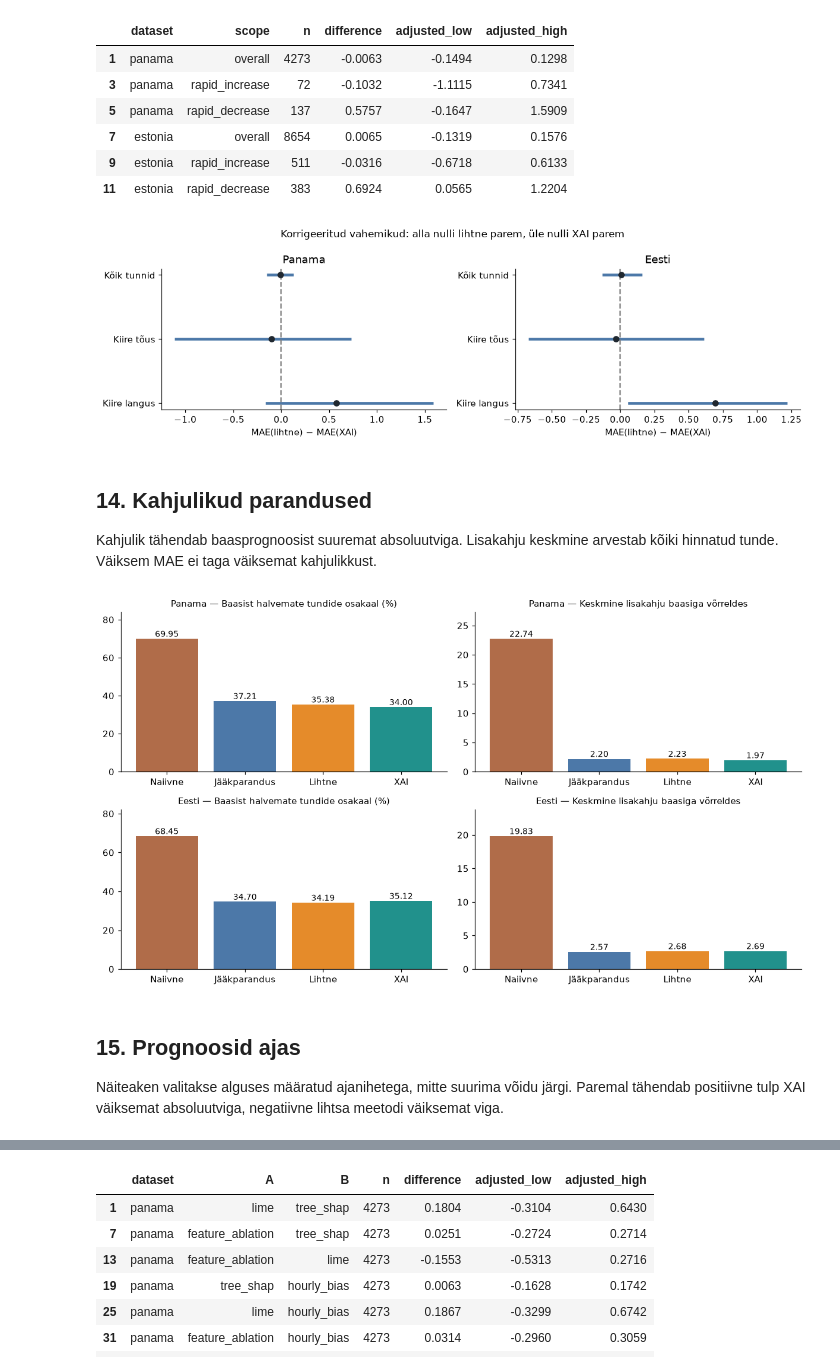
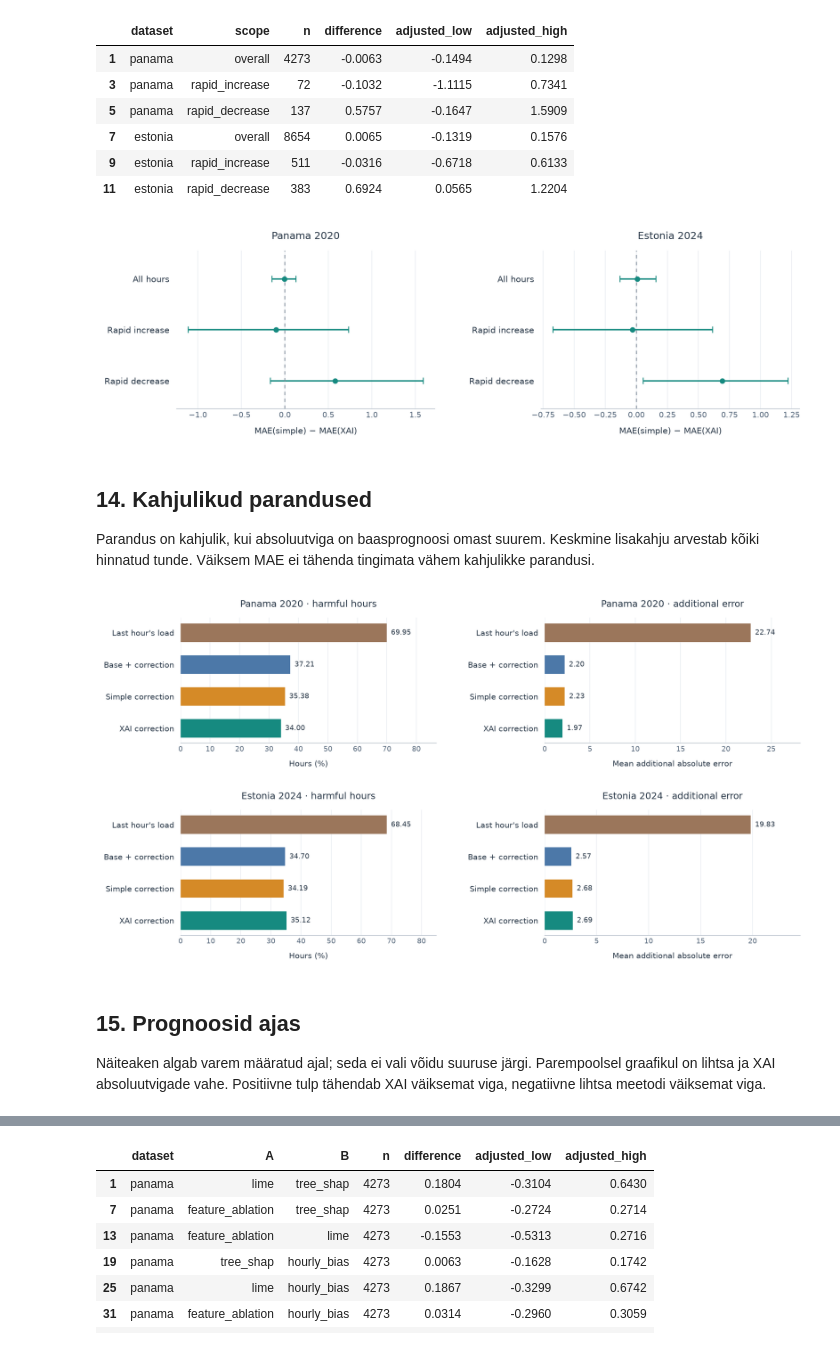
Before and after one commit to Danwerk/xai, a Jupyter notebook: compare_correction_methods.ipynb, the cells around one changed output, grey strips where cells are left out. Saved outputs shown, nothing was run; the diff lists cells and outputs as text; code cells hidden in the pictures.

```diff
--- a/compare_correction_methods.ipynb
+++ b/compare_correction_methods.ipynb
@@ -653,48 +741,40 @@ display(primary_intervals[[
 | 9 | estonia | rapid_increase | 511 | -0.0316 | -0.6718 | 0.6133 |
 | 11 | estonia | rapid_decrease | 383 | 0.6924 | 0.0565 | 1.2204 |
 # %%
-scope_labels = {"overall": "Kõik tunnid", "rapid_increase": "Kiire tõus",
-                "rapid_decrease": "Kiire langus"}
-fig, axes = plt.subplots(1, len(DATASETS), figsize=(11, 3.4), squeeze=False)
-for col, dataset in enumerate(DATASETS):
-    ax = axes[0, col]
-    values = primary_intervals[primary_intervals.dataset.eq(dataset)]
-    positions = np.arange(len(values))
-    ax.hlines(positions, values.adjusted_low, values.adjusted_high, color="#4c78a8", linewidth=3)
-    ax.scatter(values.difference, positions, color="#202830", zorder=3)
-    ax.axvline(0, color="gray", linestyle="--")
-    ax.set_yticks(positions, values.scope.map(scope_labels))
-    ax.invert_yaxis()
-    ax.set_title(COUNTRIES[dataset])
-    ax.set_xlabel("MAE(lihtne) − MAE(XAI)")
-fig.suptitle("Korrigeeritud vahemikud: alla nulli lihtne parem, üle nulli XAI parem", fontsize=11)
-fig.tight_layout()
-plt.show()
+scope_labels = {'overall': 'Kõik tunnid', 'rapid_increase': 'Kiire tõus', 'rapid_decrease': 'Kiire langus'}
+with plt.rc_context(PLOT_STYLE):
+    fig, axes = plt.subplots(1, len(DATASETS), figsize=(13, 4.2), squeeze=False)
+    for col, dataset in enumerate(DATASETS):
+        values = primary_intervals[primary_intervals.dataset.eq(dataset)]
+        ax = axes[0, col]
+        analysis_intervals(ax, values, values.scope.map(PLOT_SCOPES), PLOT_COLORS['credit_feedback'])
+        ax.set(title=PLOT_TITLES[dataset], xlabel='MAE(simple) − MAE(XAI)')
+    fig.tight_layout(pad=1.8, w_pad=4)
+    plt.show()
 # %% [output]
-[figure, old version]
+[figure, new version]
 # %% [markdown]
 ## 14. Kahjulikud parandused
-Kahjulik tähendab baasprognoosist suuremat absoluutviga. Lisakahju keskmine arvestab kõiki hinnatud tunde. Väiksem MAE ei taga väiksemat kahjulikkust.
+Parandus on kahjulik, kui absoluutviga on baasprognoosi omast suurem. Keskmine lisakahju arvestab kõiki hinnatud tunde. Väiksem MAE ei tähenda tingimata vähem kahjulikke parandusi.
 # %%
-fig, axes = plt.subplots(len(DATASETS), 2, figsize=(11, 3.1 * len(DATASETS)), squeeze=False)
-corrections = [m for m in METHODS if m != "base"]
-for row, dataset in enumerate(DATASETS):
-    values = overall[overall.dataset.eq(dataset)].set_index("method").loc[corrections]
-    for col, (metric, factor, title) in enumerate([
-        ("harmful_rate_vs_base", 100, "Baasist halvemate tundide osakaal (%)"),
-        ("harmful_magnitude_vs_base", 1, "Keskmine lisakahju baasiga võrreldes"),
-    ]):
-        ax = axes[row, col]
-        bars = ax.bar([LABELS[m] for m in corrections], values[metric] * factor,
-                      color=[COLORS[m] for m in corrections])
-        ax.bar_label(bars, fmt="%.2f", fontsize=9)
-        ax.set_title(f"{COUNTRIES[dataset]} — {title}", fontsize=10)
-        ax.margins(y=0.2)
-fig.tight_layout()
-plt.show()
+corrections = [m for m in METHODS if m != 'base']
+with plt.rc_context(PLOT_STYLE):
+    fig, axes = plt.subplots(len(DATASETS), 2, figsize=(14, 7.5), squeeze=False)
+    for row, dataset in enumerate(DATASETS):
+        values = overall[overall.dataset.eq(dataset)].set_index('method').loc[corrections]
+        for col, (metric, factor, title, label) in enumerate([
+            ('harmful_rate_vs_base', 100, 'harmful hours', 'Hours (%)'),
+            ('harmful_magnitude_vs_base', 1, 'additional error', 'Mean additional absolute error'),
+        ]):
+            ax = axes[row, col]
+            analysis_barh(ax, [PLOT_LABELS[m] for m in corrections], values[metric] * factor,
+                          [PLOT_COLORS[m] for m in corrections])
+            ax.set(title=f'{PLOT_TITLES[dataset]} · {title}', xlabel=label)
+    fig.tight_layout(pad=1.8, w_pad=4, h_pad=3)
+    plt.show()
 # %% [output]
-[figure, old version]
+[figure, new version]
 # %% [markdown]
 ## 15. Prognoosid ajas
-Näiteaken valitakse alguses määratud ajanihetega, mitte suurima võidu järgi. Paremal tähendab positiivne tulp XAI väiksemat absoluutviga, negatiivne lihtsa meetodi väiksemat viga.
+Näiteaken algab varem määratud ajal; seda ei vali võidu suuruse järgi. Parempoolsel graafikul on lihtsa ja XAI absoluutvigade vahe. Positiivne tulp tähendab XAI väiksemat viga, negatiivne lihtsa meetodi väiksemat viga.
 # %%
```
Also changed, not shown: parts of 47 cells of this notebook.
